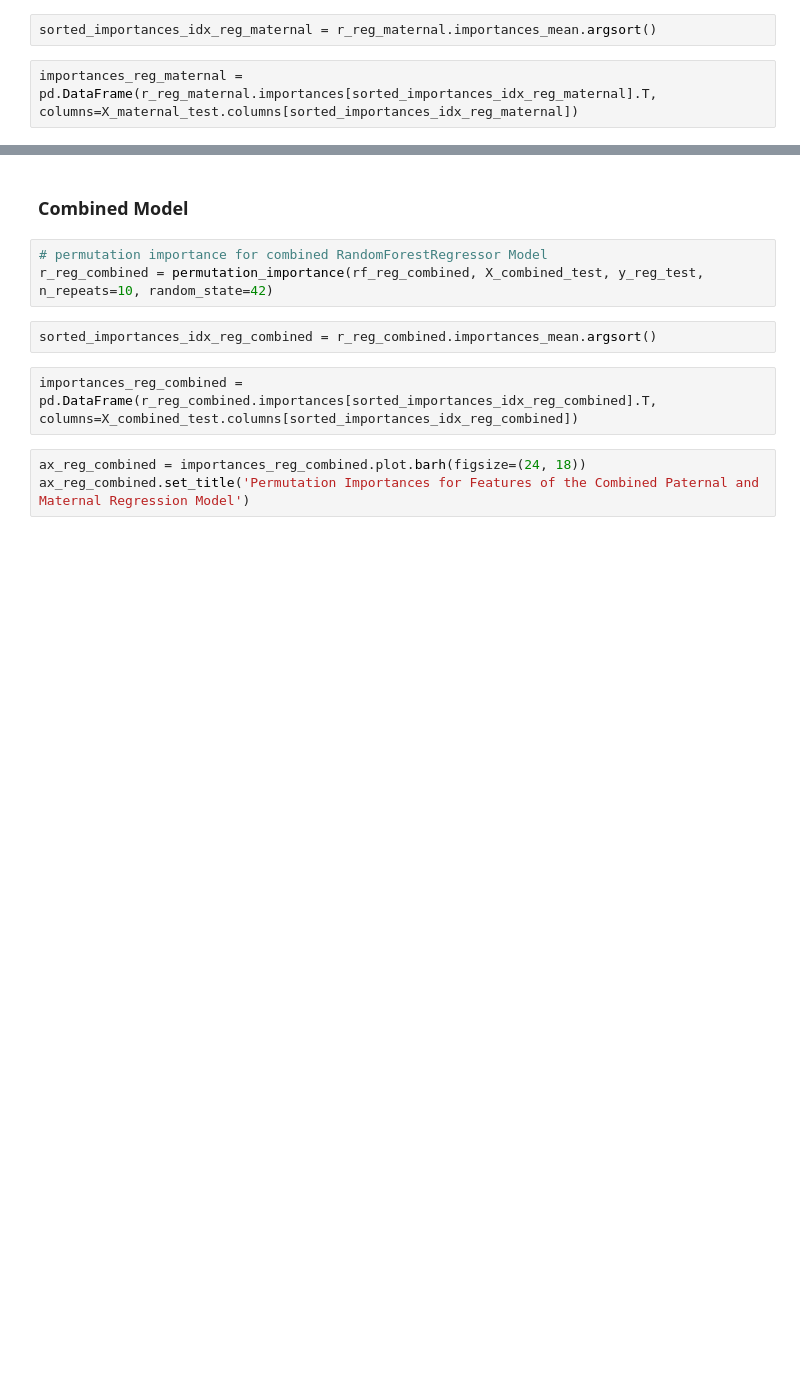
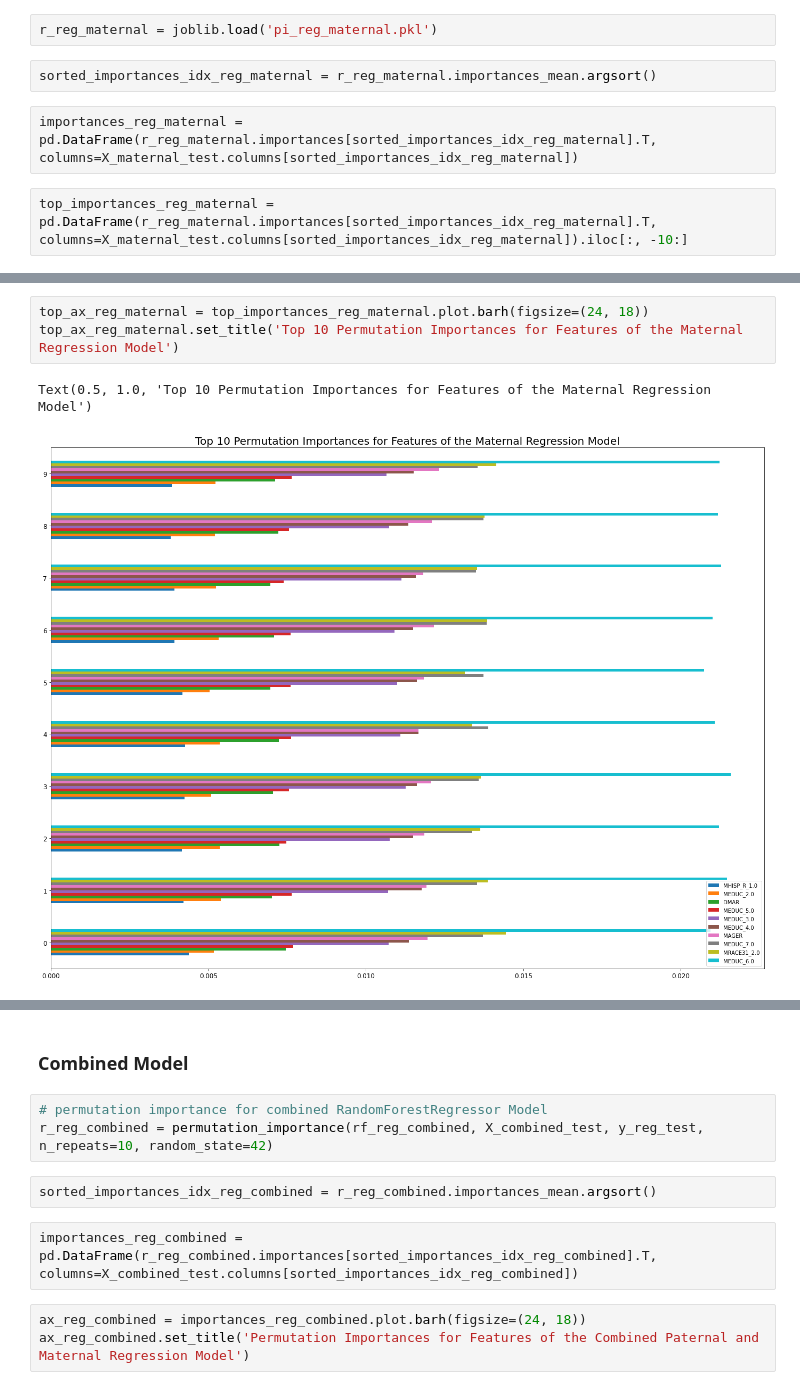
Before and after one commit to beckyeng226/CapstoneProject, a Jupyter notebook: Capstone_Project_Live_Birth_Data_Working_File_2_1_23.ipynb, the cells around one changed output, grey strips where cells are left out. Saved outputs shown, nothing was run; the diff lists cells and outputs as text; blank space fills up the shorter version.

```diff
--- a/Capstone_Project_Live_Birth_Data_Working_File_2_1_23.ipynb
+++ b/Capstone_Project_Live_Birth_Data_Working_File_2_1_23.ipynb
@@ -1360,10 +1478,14 @@ r_reg_paternal.importances
 r_reg_maternal = permutation_importance(optimal_rf_reg_maternal, X_maternal_test, y_reg_test, n_repeats=10, random_state=42)
 # %%
 joblib.dump(r_reg_maternal, 'pi_reg_maternal.pkl')
+# %%
+r_reg_maternal = joblib.load('pi_reg_maternal.pkl')
 # %%
 sorted_importances_idx_reg_maternal = r_reg_maternal.importances_mean.argsort()
 # %%
 importances_reg_maternal = pd.DataFrame(r_reg_maternal.importances[sorted_importances_idx_reg_maternal].T, columns=X_maternal_test.columns[sorted_importances_idx_reg_maternal])
+# %%
+top_importances_reg_maternal = pd.DataFrame(r_reg_maternal.importances[sorted_importances_idx_reg_maternal].T, columns=X_maternal_test.columns[sorted_importances_idx_reg_maternal]).iloc[:, -10:]
 # %%
 ax_reg_maternal = importances_reg_maternal.plot.barh(figsize=(24, 18))
 ax_reg_maternal.set_title('Permutation Importances for Features of the Maternal Regression Model')
@@ -1370,2 +1495,8 @@ ax_reg_maternal.set_title('Permutation Importances for Features of the Maternal
+# %%
+top_ax_reg_maternal = top_importances_reg_maternal.plot.barh(figsize=(24, 18))
+top_ax_reg_maternal.set_title('Top 10 Permutation Importances for Features of the Maternal Regression Model')
+# %% [output]
+Text(0.5, 1.0, 'Top 10 Permutation Importances for Features of the Maternal Regression Model')
+[figure, added]
 # %%
 r_reg_maternal.importances_mean
```
Also changed, not shown: parts of 65 cells of this notebook.
